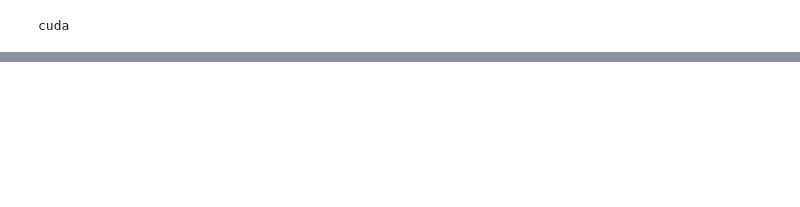
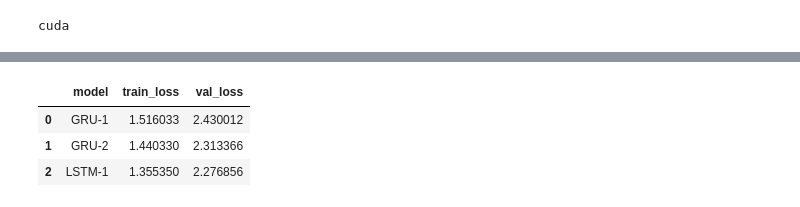
Before and after one commit to gorodnichenko16-cell/-, a Jupyter notebook: ДЗ_Архитектуры_сверточных_сетей.ipynb, the cells around one changed output, grey strips where cells are left out. Drawn from its saved outputs; the diff is of its cells as text; code cells hidden in the pictures; blank space fills up the shorter version.

```diff
--- a/ДЗ_Архитектуры_сверточных_сетей.ipynb
+++ b/ДЗ_Архитектуры_сверточных_сетей.ipynb
@@ -153,0 +301,16 @@ plt.show()
+# %%
+gru2 = Seq2SeqGRU(
+    EncoderGRU(len(src_vocab), EMB_DIM, HID_DIM, num_layers=2),
+    DecoderGRU(len(tgt_vocab), EMB_DIM, HID_DIM, num_layers=2),
+    tgt_sos_idx=tgt_stoi[SOS],
+    max_tgt_len=max_tgt_len
+).to(device)
+
+opt = optim.Adam(gru2.parameters(), lr=1e-3)
+
+hist_gru2 = []
+for epoch in range(1, 6):
+    tr = train_epoch(gru2, train_loader, opt, crit)
+    va = evaluate(gru2, val_loader, crit)
+    hist_gru2.append((tr, va))
+    print(f"GRU-2 Epoch {epoch}: train={tr:.4f}, val={va:.4f}")
@@ -153,0 +325,16 @@ plt.show()
+# %%
+lstm1 = Seq2SeqLSTM(
+    EncoderLSTM(len(src_vocab), EMB_DIM, HID_DIM, num_layers=1),
+    DecoderLSTM(len(tgt_vocab), EMB_DIM, HID_DIM, num_layers=1),
+    tgt_sos_idx=tgt_stoi[SOS],
+    max_tgt_len=max_tgt_len
+).to(device)
+
+opt = optim.Adam(lstm1.parameters(), lr=1e-3)
+
+hist_lstm1 = []
+for epoch in range(1, 6):
+    tr = train_epoch(lstm1, train_loader, opt, crit)
+    va = evaluate(lstm1, val_loader, crit)
+    hist_lstm1.append((tr, va))
+    print(f"LSTM-1 Epoch {epoch}: train={tr:.4f}, val={va:.4f}")
@@ -153,0 +347,15 @@ plt.show()
+# %%
+# сравнение
+results = pd.DataFrame([
+    {"model": "GRU-1", "train_loss": hist_gru1[-1][0], "val_loss": hist_gru1[-1][1]},
+    {"model": "GRU-2", "train_loss": hist_gru2[-1][0], "val_loss": hist_gru2[-1][1]},
+    {"model": "LSTM-1", "train_loss": hist_lstm1[-1][0], "val_loss": hist_lstm1[-1][1]},
+])
+
+display(results)
+results.to_csv("seq2seq_results.csv", index=False)
+# %% [output]
+|  | model | train_loss | val_loss |
+| 0 | GRU-1 | 1.516033 | 2.430012 |
+| 1 | GRU-2 | 1.440330 | 2.313366 |
+| 2 | LSTM-1 | 1.355350 | 2.276856 |
```
Also changed, not shown: parts of 23 cells of this notebook.
